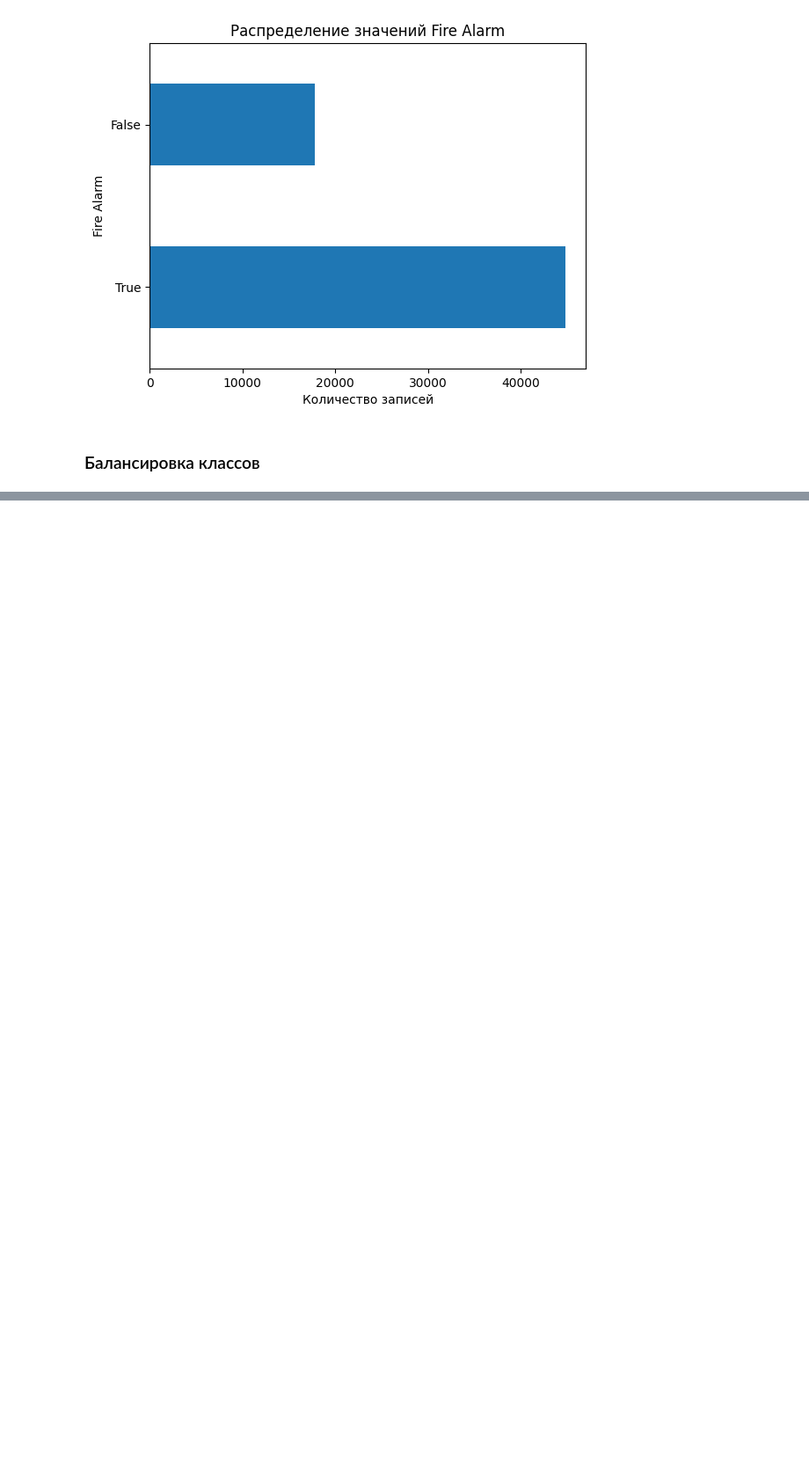
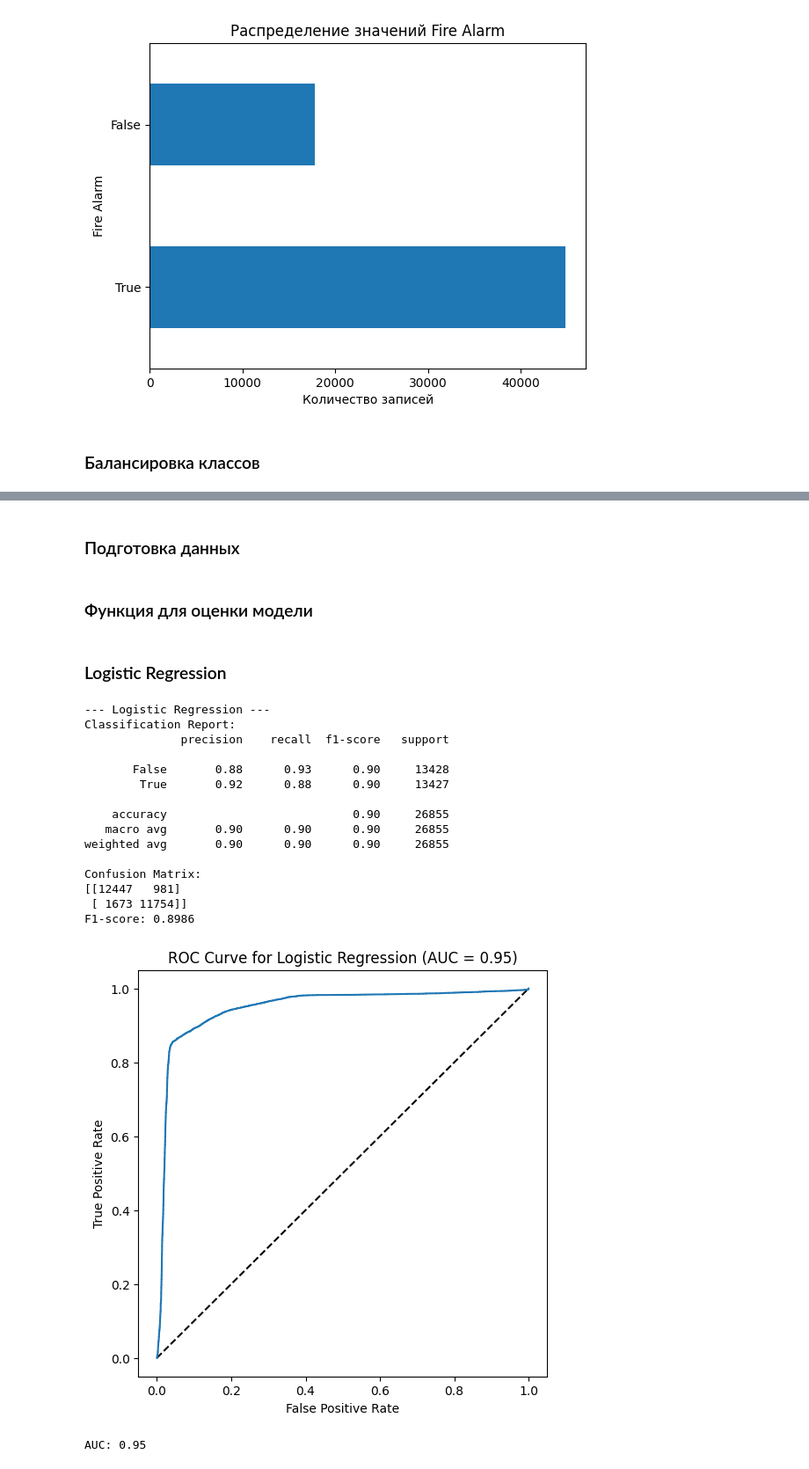
Before and after one commit to Vaiforo/ML1, a Jupyter notebook: k4_lab2.ipynb, the cells around one changed output, grey strips where cells are left out. Shown at 88% size. Cells and saved outputs as stored; diff of their text form; code cells hidden in the pictures; blank space fills up the shorter version.

```diff
--- a/k4_lab2.ipynb
+++ b/k4_lab2.ipynb
@@ -66,2 +50,0 @@ data = pd.concat([transformed_feature_data, transformed_labels_data], axis=1)
-# %%
-data = data.sample(frac=1, random_state=42).reset_index(drop=True)
@@ -122,0 +67,62 @@ array([[-0.03606181,  0.24972407, -0.0055814 , ..., -0.5072014 ,
+# %%
+data_balanced = pd.concat([transformed_feature_data, transformed_labels_data], axis=1)
+data_balanced = data_balanced.sample(frac=1, random_state=42).reset_index(drop=True)
+data_balanced.to_csv('data/k4_balanced.csv', index=False)
+# %% [markdown]
+### Подготовка данных
+# %%
+X = data_balanced.drop(columns=['Fire Alarm', 'UTC'])
+y = data_balanced['Fire Alarm']
+scaler = RobustScaler()
+X_scaled = scaler.fit_transform(X)
+X_train, X_test, y_train, y_test = train_test_split(X_scaled, y, test_size=0.3, random_state=42, stratify=y)
+kfold = StratifiedKFold(n_splits=5, shuffle=True, random_state=42)
+# %% [markdown]
+### Функция для оценки модели
+# %%
+def evaluate_model(model, X_test, y_test, model_name="Model"):
+    y_pred = model.predict(X_test)
+    y_scores = model.predict_proba(X_test)[:, 1] if hasattr(model, "predict_proba") else None
+
+    print(f"\n--- {model_name} ---")
+    print("Classification Report:")
+    print(classification_report(y_test, y_pred))
+    print("Confusion Matrix:")
+    print(confusion_matrix(y_test, y_pred))
+    print(f"F1-score: {f1_score(y_test, y_pred):.4f}")
+
+    if y_scores is not None:
+        fpr, tpr, _ = roc_curve(y_test, y_scores)
+        auc = roc_auc_score(y_test, y_scores)
+        plt.figure(figsize=(6, 6))
+        plt.plot([0, 1], [0, 1], 'k--')
+        plt.plot(fpr, tpr)
+        plt.xlabel('False Positive Rate')
+        plt.ylabel('True Positive Rate')
+        plt.title(f'ROC Curve for {model_name} (AUC = {auc:.2f})')
+        plt.show()
+        print(f"AUC: {auc:.2f}")
+# %% [markdown]
+### Logistic Regression
+# %%
+logreg = LogisticRegression(max_iter=1000)
+logreg.fit(X_train, y_train)
+evaluate_model(logreg, X_test, y_test, "Logistic Regression")
+# %% [output]
+--- Logistic Regression ---
+Classification Report:
+              precision    recall  f1-score   support
+
+       False       0.88      0.93      0.90     13428
+        True       0.92      0.88      0.90     13427
+
+    accuracy                           0.90     26855
+   macro avg       0.90      0.90      0.90     26855
+weighted avg       0.90      0.90      0.90     26855
+
+Confusion Matrix:
+[[12447   981]
+ [ 1673 11754]]
+F1-score: 0.8986
+[figure, added]
+AUC: 0.95
```
Also changed, not shown: parts of 41 cells of this notebook, 4 other files.
